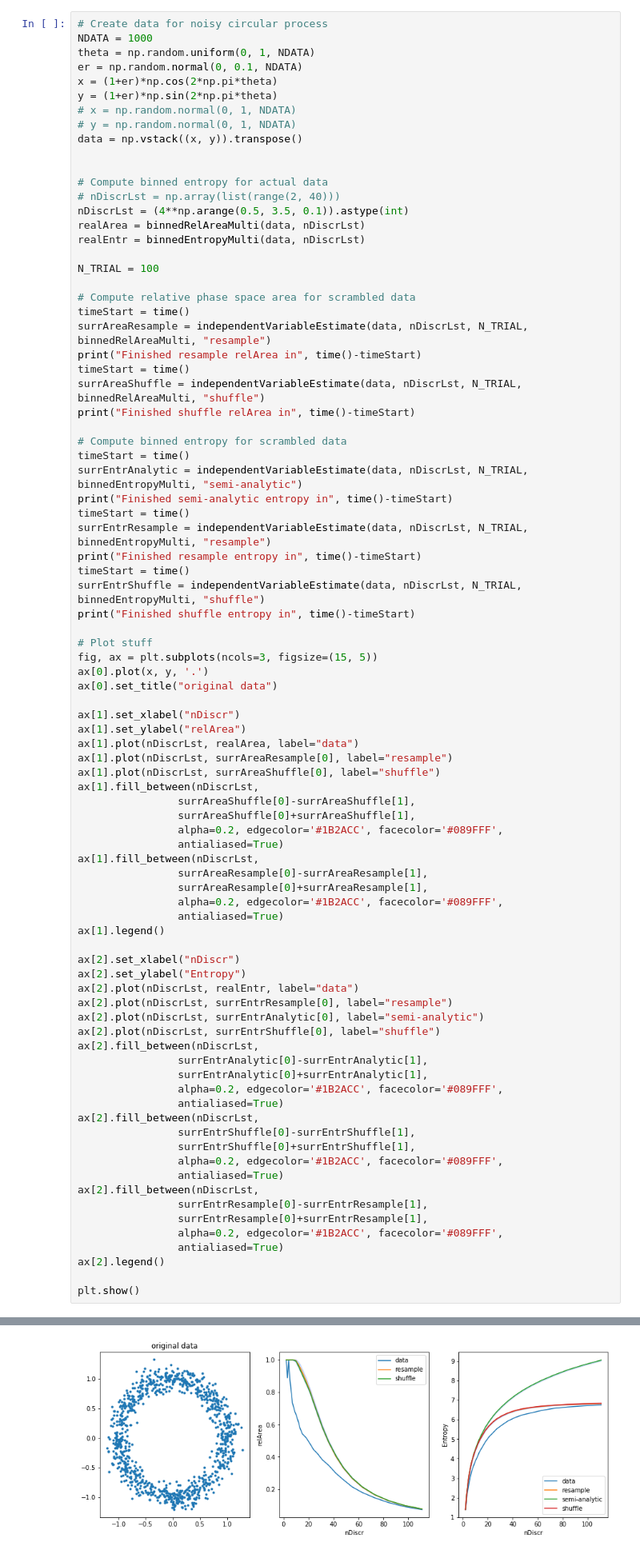
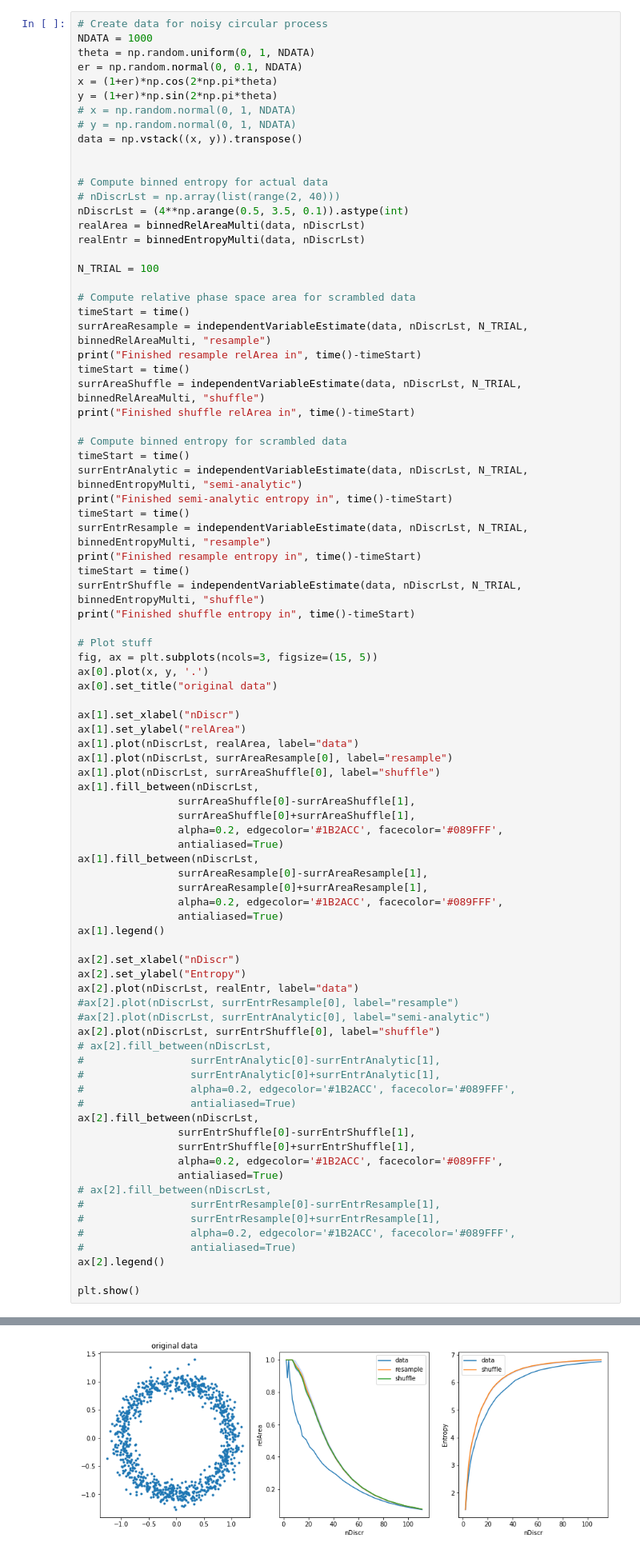
Before and after one commit to aleksejs-fomins/snippets-data-analysis, a Jupyter notebook: python/stat-info-theory/inference-model-free/functional-connectivity-iid/binned_mutual_info.ipynb, the cells around one changed output, grey strips where cells are left out. Shown at 80% size. Cells and saved outputs as stored; diff of their text form.

```diff
--- a/python/stat-info-theory/inference-model-free/functional-connectivity-iid/binned_mutual_info.ipynb
+++ b/python/stat-info-theory/inference-model-free/functional-connectivity-iid/binned_mutual_info.ipynb
@@ -98,24 +98,24 @@ ax[1].legend()
 ax[2].set_xlabel("nDiscr")
 ax[2].set_ylabel("Entropy")
 ax[2].plot(nDiscrLst, realEntr, label="data")
-ax[2].plot(nDiscrLst, surrEntrResample[0], label="resample")
-ax[2].plot(nDiscrLst, surrEntrAnalytic[0], label="semi-analytic")
+#ax[2].plot(nDiscrLst, surrEntrResample[0], label="resample")
+#ax[2].plot(nDiscrLst, surrEntrAnalytic[0], label="semi-analytic")
 ax[2].plot(nDiscrLst, surrEntrShuffle[0], label="shuffle")
-ax[2].fill_between(nDiscrLst,
-                surrEntrAnalytic[0]-surrEntrAnalytic[1],
-                surrEntrAnalytic[0]+surrEntrAnalytic[1],
-                alpha=0.2, edgecolor='#1B2ACC', facecolor='#089FFF',
-                antialiased=True)
+# ax[2].fill_between(nDiscrLst,
+#                 surrEntrAnalytic[0]-surrEntrAnalytic[1],
+#                 surrEntrAnalytic[0]+surrEntrAnalytic[1],
+#                 alpha=0.2, edgecolor='#1B2ACC', facecolor='#089FFF',
+#                 antialiased=True)
 ax[2].fill_between(nDiscrLst,
                 surrEntrShuffle[0]-surrEntrShuffle[1],
                 surrEntrShuffle[0]+surrEntrShuffle[1],
                 alpha=0.2, edgecolor='#1B2ACC', facecolor='#089FFF',
                 antialiased=True)
-ax[2].fill_between(nDiscrLst,
-                surrEntrResample[0]-surrEntrResample[1],
-                surrEntrResample[0]+surrEntrResample[1],
-                alpha=0.2, edgecolor='#1B2ACC', facecolor='#089FFF',
-                antialiased=True)
+# ax[2].fill_between(nDiscrLst,
+#                 surrEntrResample[0]-surrEntrResample[1],
+#                 surrEntrResample[0]+surrEntrResample[1],
+#                 alpha=0.2, edgecolor='#1B2ACC', facecolor='#089FFF',
+#                 antialiased=True)
 ax[2].legend()
 
 plt.show()
@@ -128,4 +128,4 @@ Finished shuffle entropy in 9.614864110946655
-[figure, old version]
+[figure, new version]
 # %% [markdown]
 Main conclusions:
 * **Important!** Semi-analytic surrogate estimate of the maximum entropy of multidimensional data suffers much less from finite data size than the sample entropy or other surrogate estimators, as the probability of having at most 1 data point per bin is exponentially smaller in 1D case than in ND case. Thus, while semi-analytic method is significantly faster than the other methods, it is useless in practice as it is not comparable to sample entropy.
```
Also changed, not shown: parts of 1 cell of this notebook, 7 other files.
